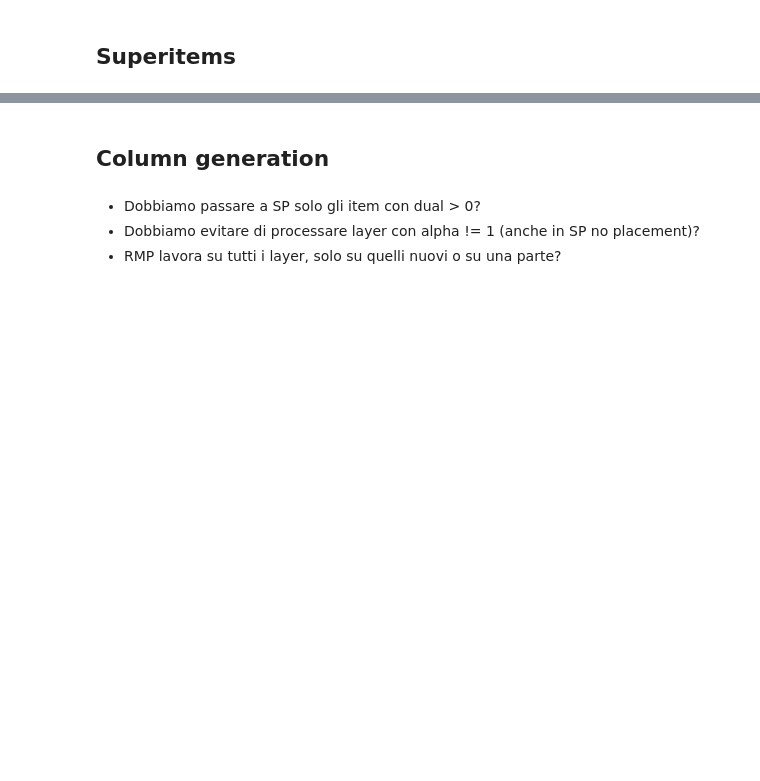
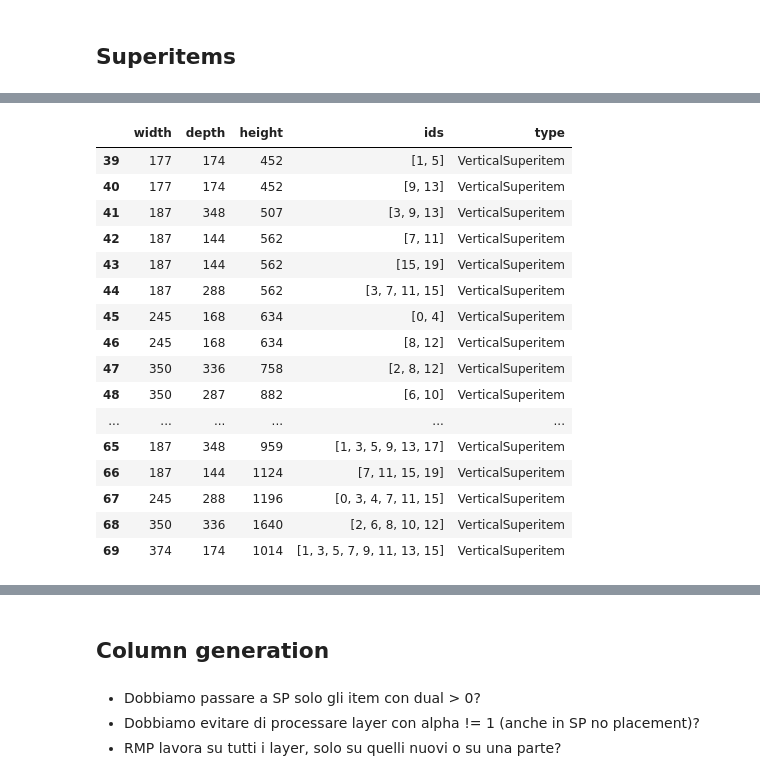
Before and after one commit to Wadaboa/3d-bpp, a Jupyter notebook: cg.ipynb, the cells around one changed output, grey strips where cells are left out. Saved outputs shown, nothing was run; the diff lists cells and outputs as text; code cells hidden in the pictures; blank space fills up the shorter version.

```diff
--- a/cg.ipynb
+++ b/cg.ipynb
@@ -93 +114,22 @@ superitems_pool.to_dataframe()
 [interactive output not drawn]
+# %%
+df = superitems_pool.to_dataframe()
+df[df["type"].str.contains("Vertical")]
+# %% [output]
+|  | width | depth | height | ids | type |
+| 39 | 177 | 174 | 452 | [1, 5] | VerticalSuperitem |
+| 40 | 177 | 174 | 452 | [9, 13] | VerticalSuperitem |
+| 41 | 187 | 348 | 507 | [3, 9, 13] | VerticalSuperitem |
+| 42 | 187 | 144 | 562 | [7, 11] | VerticalSuperitem |
+| 43 | 187 | 144 | 562 | [15, 19] | VerticalSuperitem |
+| 44 | 187 | 288 | 562 | [3, 7, 11, 15] | VerticalSuperitem |
+| 45 | 245 | 168 | 634 | [0, 4] | VerticalSuperitem |
+| 46 | 245 | 168 | 634 | [8, 12] | VerticalSuperitem |
+| 47 | 350 | 336 | 758 | [2, 8, 12] | VerticalSuperitem |
+| 48 | 350 | 287 | 882 | [6, 10] | VerticalSuperitem |
+| ... | ... | ... | ... | ... | ... |
+| 65 | 187 | 348 | 959 | [1, 3, 5, 9, 13, 17] | VerticalSuperitem |
+| 66 | 187 | 144 | 1124 | [7, 11, 15, 19] | VerticalSuperitem |
+| 67 | 245 | 288 | 1196 | [0, 3, 4, 7, 11, 15] | VerticalSuperitem |
+| 68 | 350 | 336 | 1640 | [2, 6, 8, 10, 12] | VerticalSuperitem |
+| 69 | 374 | 174 | 1014 | [1, 3, 5, 7, 9, 11, 13, 15] | VerticalSuperitem |
```
Also changed, not shown: parts of 24 cells of this notebook, 3 other files.
